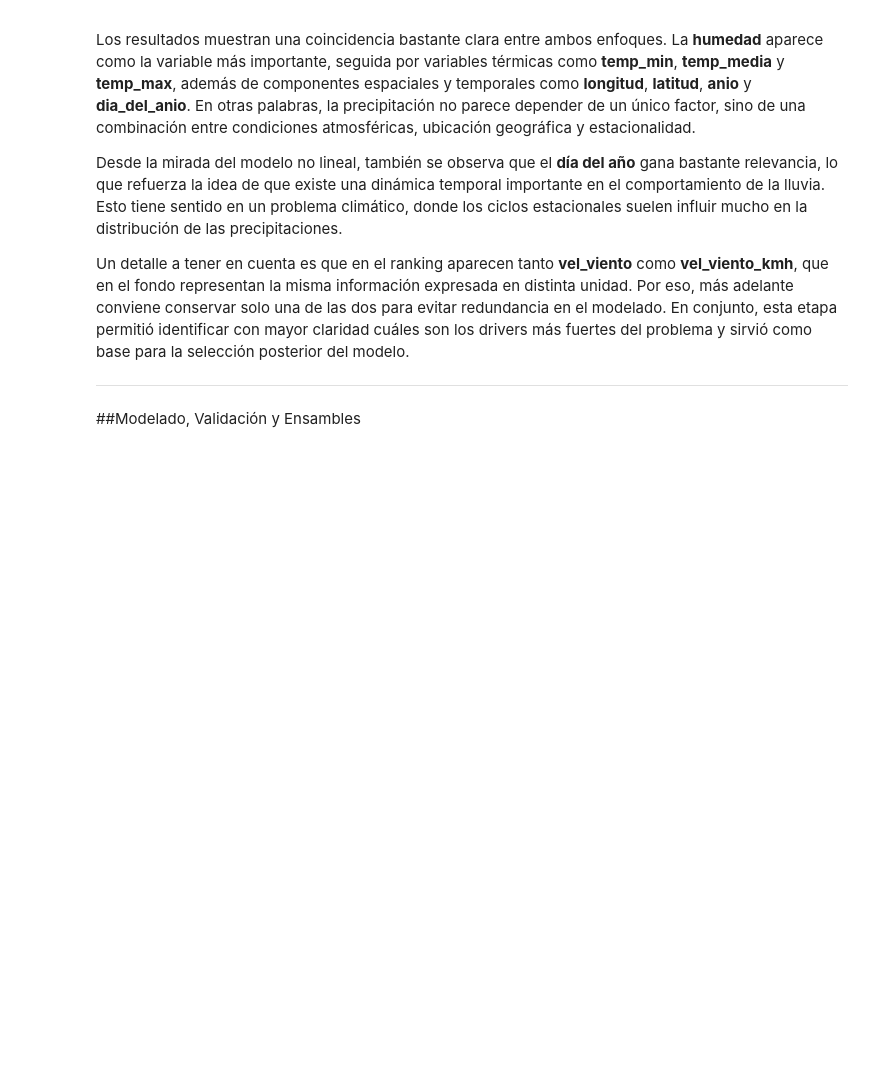
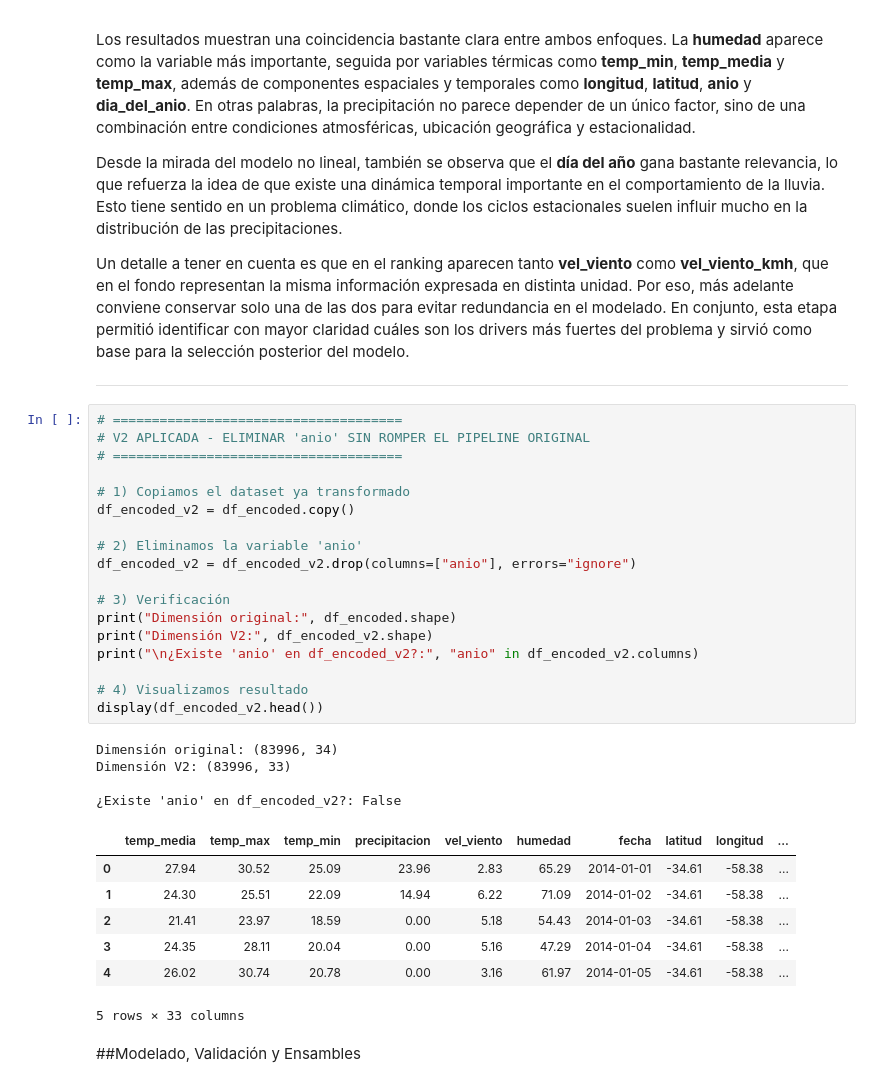
Before and after one commit to IvanSerem/ds2-proyecto-agricola, a Jupyter notebook: DataScienceII.ipynb, the cells around one changed output. Drawn from its saved outputs; the diff is of its cells as text; blank space fills up the shorter version.

```diff
--- a/DataScienceII.ipynb
+++ b/DataScienceII.ipynb
@@ -2438,6 +2438,36 @@ Desde la mirada del modelo no lineal, también se observa que el **día del año
 Un detalle a tener en cuenta es que en el ranking aparecen tanto **vel_viento** como **vel_viento_kmh**, que en el fondo representan la misma información expresada en distinta unidad. Por eso, más adelante conviene conservar solo una de las dos para evitar redundancia en el modelado. En conjunto, esta etapa permitió identificar con mayor claridad cuáles son los drivers más fuertes del problema y sirvió como base para la selección posterior del modelo.
 
 ---
+# %%
+# =====================================
+# V2 APLICADA - ELIMINAR 'anio' SIN ROMPER EL PIPELINE ORIGINAL
+# =====================================
+
+# 1) Copiamos el dataset ya transformado
+df_encoded_v2 = df_encoded.copy()
+
+# 2) Eliminamos la variable 'anio'
+df_encoded_v2 = df_encoded_v2.drop(columns=["anio"], errors="ignore")
+
+# 3) Verificación
+print("Dimensión original:", df_encoded.shape)
+print("Dimensión V2:", df_encoded_v2.shape)
+print("\n¿Existe 'anio' en df_encoded_v2?:", "anio" in df_encoded_v2.columns)
+
+# 4) Visualizamos resultado
+display(df_encoded_v2.head())
+# %% [output]
+Dimensión original: (83996, 34)
+Dimensión V2: (83996, 33)
+
+¿Existe 'anio' en df_encoded_v2?: False
+|  | temp_media | temp_max | temp_min | precipitacion | vel_viento | humedad | fecha | latitud | longitud | ... |
+| 0 | 27.94 | 30.52 | 25.09 | 23.96 | 2.83 | 65.29 | 2014-01-01 | -34.61 | -58.38 | ... |
+| 1 | 24.30 | 25.51 | 22.09 | 14.94 | 6.22 | 71.09 | 2014-01-02 | -34.61 | -58.38 | ... |
+| 2 | 21.41 | 23.97 | 18.59 | 0.00 | 5.18 | 54.43 | 2014-01-03 | -34.61 | -58.38 | ... |
+| 3 | 24.35 | 28.11 | 20.04 | 0.00 | 5.16 | 47.29 | 2014-01-04 | -34.61 | -58.38 | ... |
+| 4 | 26.02 | 30.74 | 20.78 | 0.00 | 3.16 | 61.97 | 2014-01-05 | -34.61 | -58.38 | ... |
+5 rows × 33 columns
 # %% [markdown]
 ##Modelado, Validación y Ensambles
 # %% [markdown]
```
Also changed, not shown: parts of 31 cells of this notebook.
